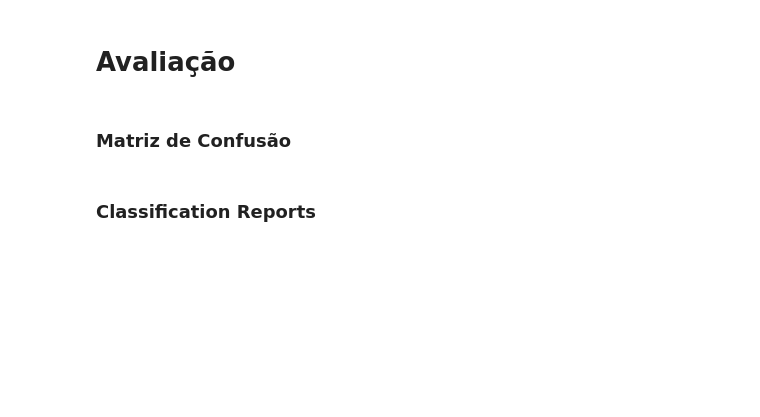
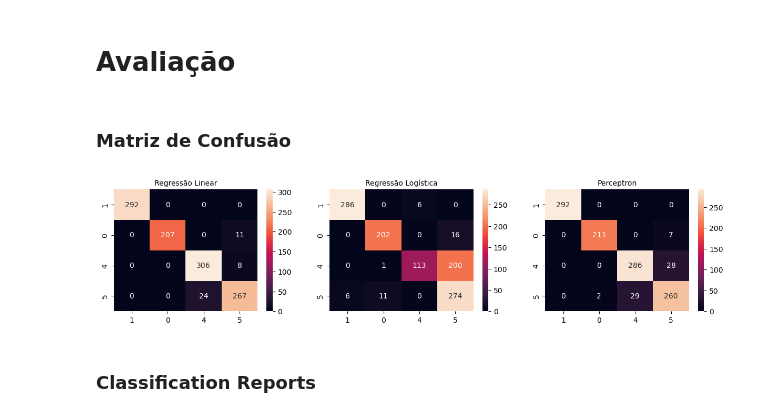
Before and after one commit to luiz826/digits_classification, a Jupyter notebook: Classificador de dígitos completo.ipynb, the cells around one changed output. Cells and saved outputs as stored; diff of their text form; code cells hidden in the pictures; blank space fills up the shorter version.

```diff
--- a/Classificador de dígitos completo.ipynb
+++ b/Classificador de dígitos completo.ipynb
@@ -58,28 +66,30 @@ utils.plot_all(test, pocket_pla.get_w())
 # %% [markdown]
 # Avaliação
-# %% [markdown]
-### Matriz de Confusão
+# %% [markdown]
+### Matriz de Confusão
 # %%
-classes = CLASSES
-classes_str = list(map(CLASSES, str))
+classes = const.ORDER
+classes_str = list(map(str, const.ORDER))
 
 cm_1 = metrics.confusion_matrix(y_test, y_pred_linr, classes)
 cm_2 = metrics.confusion_matrix(y_test, y_pred_logr, classes)
 cm_3 = metrics.confusion_matrix(y_test, y_pred_pla, classes)
 
 df_cm_1 = pd.DataFrame(cm_1, index=classes_str, columns=classes_str)
 df_cm_2 = pd.DataFrame(cm_2, index=classes_str, columns=classes_str)
 df_cm_3 = pd.DataFrame(cm_3, index=classes_str, columns=classes_str)
 
 fig, ax = plt.subplots(figsize = (15,3), nrows=1, ncols=3)
-sn.heatmap(df_cm_1, annot=True, ax=ax[0])
-sn.heatmap(df_cm_2, annot=True, ax=ax[1])
-sn.heatmap(df_cm_3, annot=True, ax=ax[2])
+sn.heatmap(df_cm_1, annot=True, ax=ax[0], fmt='g')
+sn.heatmap(df_cm_2, annot=True, ax=ax[1], fmt='g')
+sn.heatmap(df_cm_3, annot=True, ax=ax[2], fmt='g')
 ax[0].set_title("Regressão Linear", fontsize=10)
 ax[1].set_title("Regressão Logística", fontsize=10)
 ax[2].set_title("Perceptron", fontsize=10)
 plt.show()
+# %% [output]
+[figure, added]
-# %% [markdown]
-### Classification Reports
+# %% [markdown]
+### Classification Reports
 # %%
 print("Regressão Linear\n")
```
Also changed, not shown: parts of 12 cells of this notebook, 2 other files.
